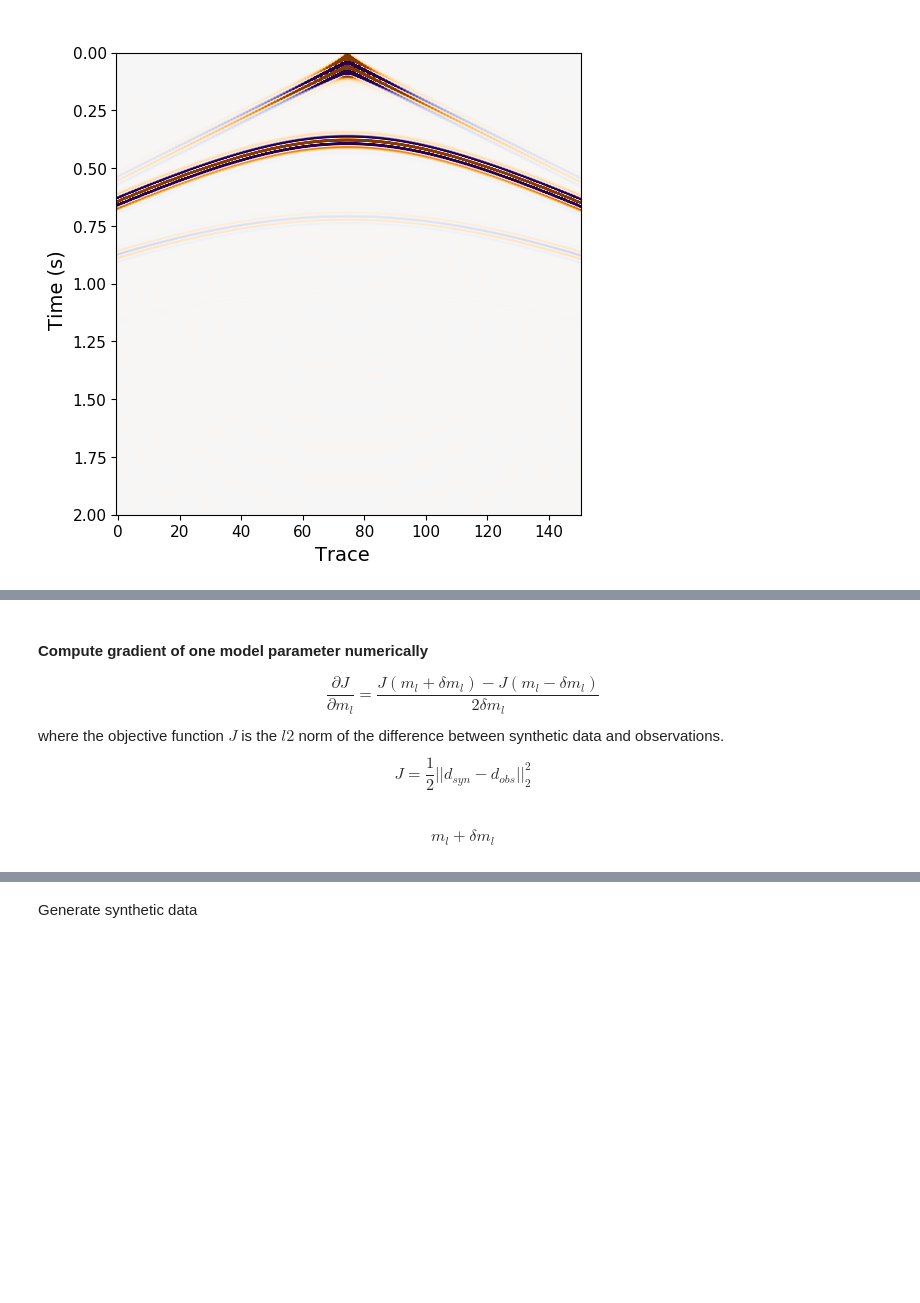
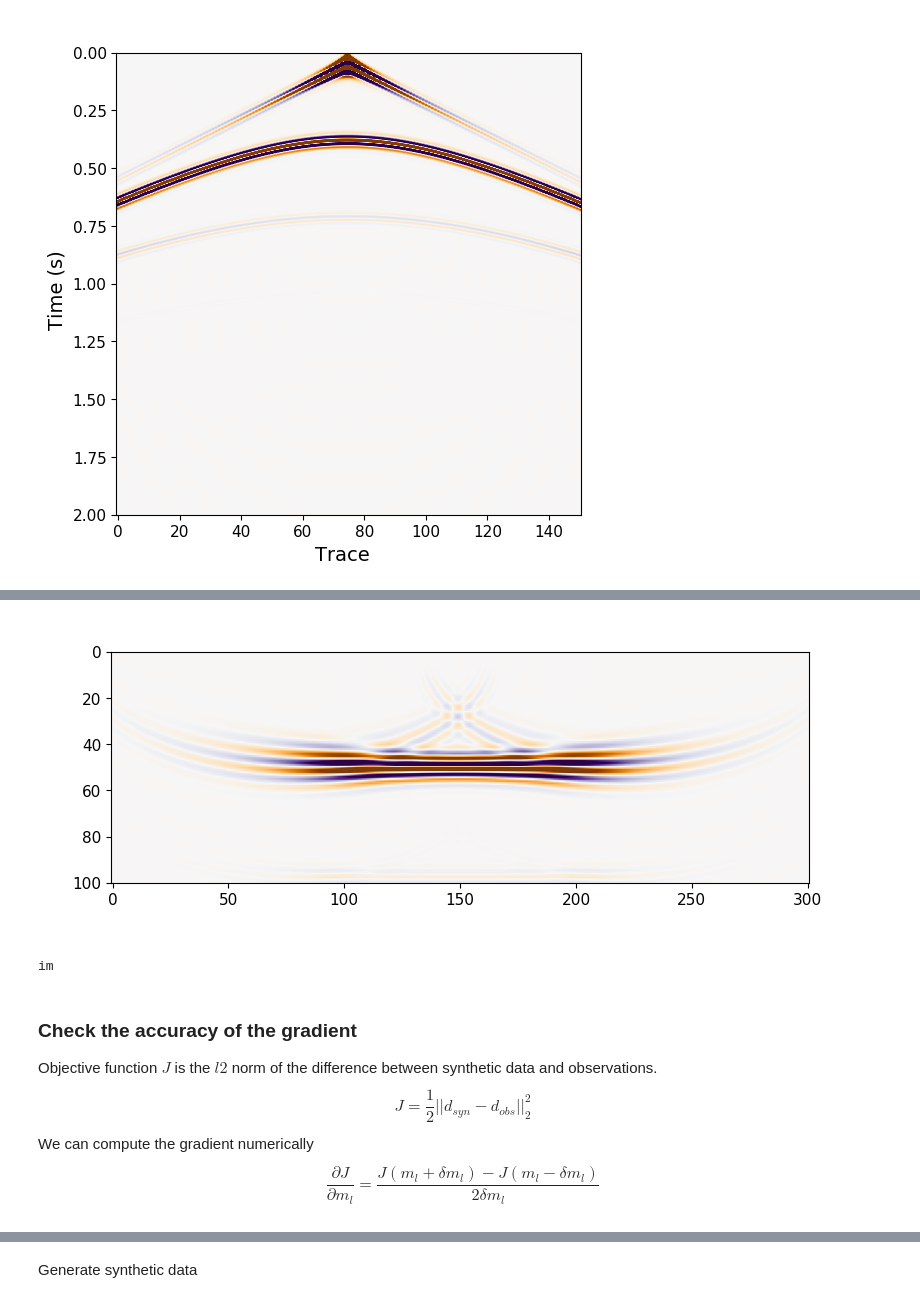
Before and after one commit to SeismicJulia/SeisAcoustic.jl, a Jupyter notebook: docs/notebook/time_domain/TDFD_acoustic.ipynb, the cells around one changed output, grey strips where cells are left out. Cells and saved outputs as stored; diff of their text form; code cells hidden in the pictures; blank space fills up the shorter version.

```diff
--- a/docs/notebook/time_domain/TDFD_acoustic.ipynb
+++ b/docs/notebook/time_domain/TDFD_acoustic.ipynb
@@ -91,5 +149,26 @@ SeisPlotTX(rec.p, pclip=98, dy=0.001, ylabel="Time (s)", xlabel="Trace");
+# %%
+# two-layer velocity model
+nz = 101; nx = 301;
+vel = 3000 * ones(nz, nx);  # m/s
+vel[51:end,:] .= 3500;
+rho = 2000 * ones(nz, nx);  # kg/m^3
+
+# vertical and horizontal grid size
+dz = 10; dx = 10;
+
+# time step size and maximum modelling length
+dt = 0.001; tmax = 2.0;  # use second as unit
+
+params = TdParams(rho, vel, free_surface, dz, dx, dt, tmax;
+         data_format=Float64, fd_flag="taylor", order=2, npml=20, apml=900.);
+# %%
+# Source term
+src = Source(2, 150, params; ot=0.0, fdom=20.0,
+      type_flag="ricker", amp=100000, location_flag="index");
 # %%
-# Using the 2-layers velocity model to generate observations
+#recordings
+irx = collect(1:2:params.nx);
+irz = 2 * ones(length(irx));
 dobs= Recordings(irz, irx, params);
 multi_step_forward!(dobs, src, params);
 # %%
@@ -124,8 +202,17 @@ UndefVarError: UndefVarError: get_residue not defined
+# %%
+# get the gradient of objective with respect to velocity model
+g_adj = velocity_gradient(dres, path_bnd, path_wfd, src, params0);
+g_adj = reshape(g_adj, nz, nx)
+SeisPlotTX(g_adj, wbox=9, hbox=3)
+# %% [output]
+[figure, added]
+im
 # %% [markdown]
-#### Compute gradient of one model parameter numerically
-$$\frac{\partial J}{\partial m_l} = \frac{J(m_l + \delta m_l) - J(m_l - \delta m_l)}{2\delta m_l}$$
-where the objective function $J$ is the $l2$ norm of the difference between synthetic data and observations.
+### Check the accuracy of the gradient
+Objective function $J$ is the $l2$ norm of the difference between synthetic data and observations.
 $$
 J = \frac{1}{2}|| d_{syn} - d_{obs}||_2^2
 $$
+We can compute the gradient numerically
+$$\frac{\partial J}{\partial m_l} = \frac{J(m_l + \delta m_l) - J(m_l - \delta m_l)}{2\delta m_l}$$
 # %%
@@ -141,2 +223,0 @@ iz = 51; ix = 151;
-# %% [markdown]
-$$m_l + \delta m_l$$
```
Also changed, not shown: parts of 26 cells of this notebook, 2 other files.
